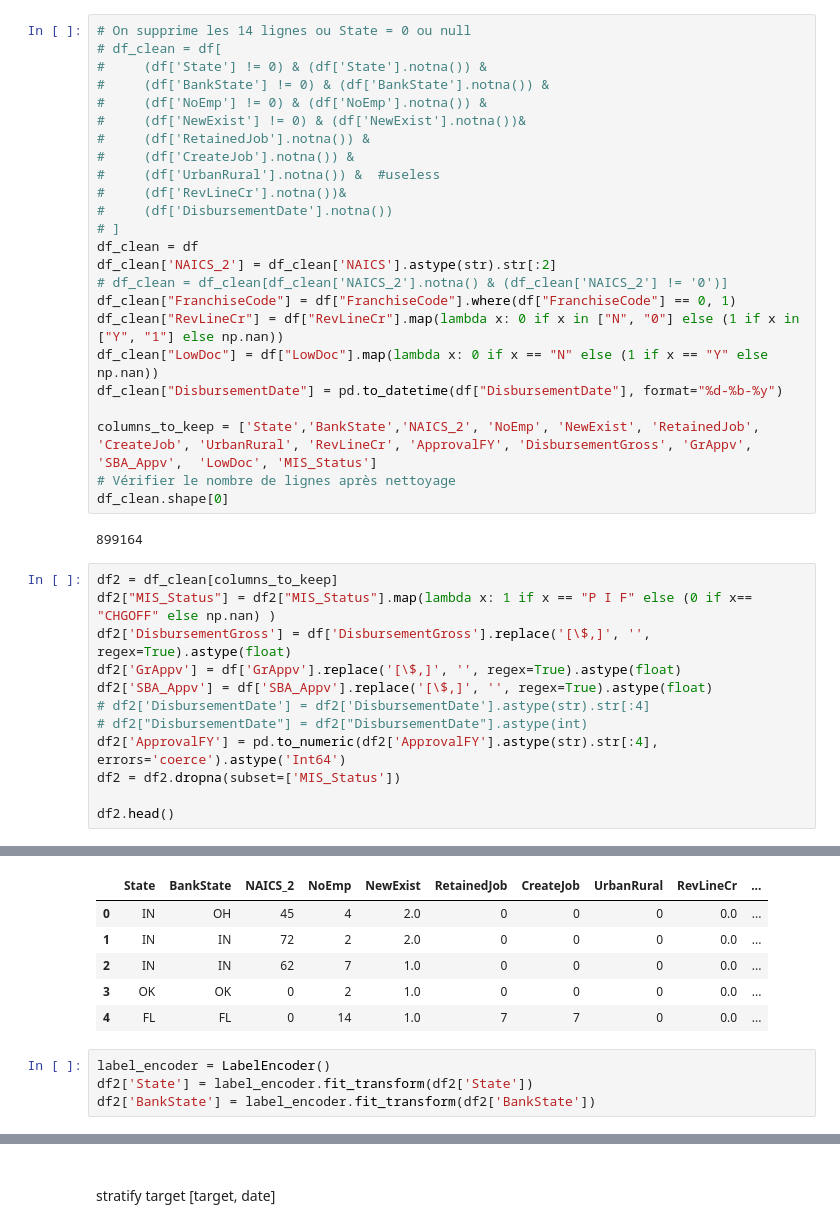
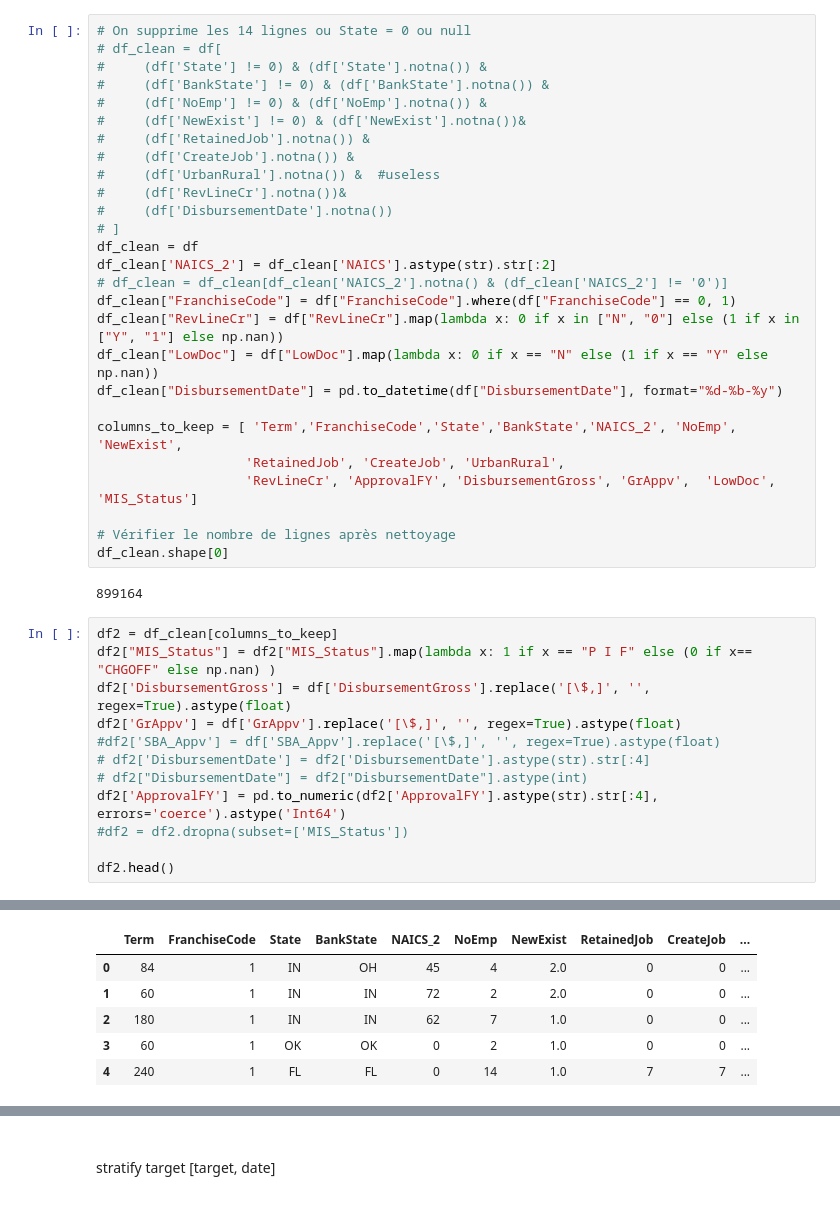
Before and after one commit to A-Delvoye/Brief04_USSBA_classification, a Jupyter notebook: data_analyse.ipynb, the cells around one changed output, grey strips where cells are left out. Cells and saved outputs as stored; diff of their text form.

```diff
--- a/data_analyse.ipynb
+++ b/data_analyse.ipynb
@@ -134,7 +156,10 @@ df_clean["RevLineCr"] = df["RevLineCr"].map(lambda x: 0 if x in ["N", "0"] else
 df_clean["LowDoc"] = df["LowDoc"].map(lambda x: 0 if x == "N" else (1 if x == "Y" else np.nan))
 df_clean["DisbursementDate"] = pd.to_datetime(df["DisbursementDate"], format="%d-%b-%y")
 
-columns_to_keep = ['State','BankState','NAICS_2', 'NoEmp', 'NewExist', 'RetainedJob', 'CreateJob', 'UrbanRural', 'RevLineCr', 'ApprovalFY', 'DisbursementGross', 'GrAppv', 'SBA_Appv',  'LowDoc', 'MIS_Status']
+columns_to_keep = [ 'Term','FranchiseCode','State','BankState','NAICS_2', 'NoEmp', 'NewExist',
+                   'RetainedJob', 'CreateJob', 'UrbanRural',
+                   'RevLineCr', 'ApprovalFY', 'DisbursementGross', 'GrAppv',  'LowDoc', 'MIS_Status']
+
 # Vérifier le nombre de lignes après nettoyage
 df_clean.shape[0]
 # %% [output]
@@ -144,11 +169,11 @@ df2 = df_clean[columns_to_keep]
 df2["MIS_Status"] = df2["MIS_Status"].map(lambda x: 1 if x == "P I F" else (0 if x== "CHGOFF" else np.nan) )
 df2['DisbursementGross'] = df['DisbursementGross'].replace('[\$,]', '', regex=True).astype(float)
 df2['GrAppv'] = df['GrAppv'].replace('[\$,]', '', regex=True).astype(float)
-df2['SBA_Appv'] = df['SBA_Appv'].replace('[\$,]', '', regex=True).astype(float)
+#df2['SBA_Appv'] = df['SBA_Appv'].replace('[\$,]', '', regex=True).astype(float)
 # df2['DisbursementDate'] = df2['DisbursementDate'].astype(str).str[:4]
 # df2["DisbursementDate"] = df2["DisbursementDate"].astype(int)
 df2['ApprovalFY'] = pd.to_numeric(df2['ApprovalFY'].astype(str).str[:4], errors='coerce').astype('Int64')
-df2 = df2.dropna(subset=['MIS_Status'])
+#df2 = df2.dropna(subset=['MIS_Status'])
 
 df2.head()
 # %% [output]
@@ -168,14 +196,10 @@ Try using .loc[row_indexer,col_indexer] = value instead
 Try using .loc[row_indexer,col_indexer] = value instead
 
 See the caveats in the documentation: https://pandas.pydata.org/pandas-docs/stable/user_guide/indexing.html#returning-a-view-versus-a-copy
   df2['ApprovalFY'] = pd.to_numeric(df2['ApprovalFY'].astype(str).str[:4], errors='coerce').astype('Int64')
-|  | State | BankState | NAICS_2 | NoEmp | NewExist | RetainedJob | CreateJob | UrbanRural | RevLineCr | ... |
-| 0 | IN | OH | 45 | 4 | 2.0 | 0 | 0 | 0 | 0.0 | ... |
-| 1 | IN | IN | 72 | 2 | 2.0 | 0 | 0 | 0 | 0.0 | ... |
-| 2 | IN | IN | 62 | 7 | 1.0 | 0 | 0 | 0 | 0.0 | ... |
-| 3 | OK | OK | 0 | 2 | 1.0 | 0 | 0 | 0 | 0.0 | ... |
-| 4 | FL | FL | 0 | 14 | 1.0 | 7 | 7 | 0 | 0.0 | ... |
+|  | Term | FranchiseCode | State | BankState | NAICS_2 | NoEmp | NewExist | RetainedJob | CreateJob | ... |
+| 0 | 84 | 1 | IN | OH | 45 | 4 | 2.0 | 0 | 0 | ... |
+| 1 | 60 | 1 | IN | IN | 72 | 2 | 2.0 | 0 | 0 | ... |
+| 2 | 180 | 1 | IN | IN | 62 | 7 | 1.0 | 0 | 0 | ... |
+| 3 | 60 | 1 | OK | OK | 0 | 2 | 1.0 | 0 | 0 | ... |
+| 4 | 240 | 1 | FL | FL | 0 | 14 | 1.0 | 7 | 7 | ... |
-# %%
-label_encoder = LabelEncoder()
-df2['State'] = label_encoder.fit_transform(df2['State'])
-df2['BankState'] = label_encoder.fit_transform(df2['BankState'])
```
Also changed, not shown: parts of 36 cells of this notebook, 12 other files.
